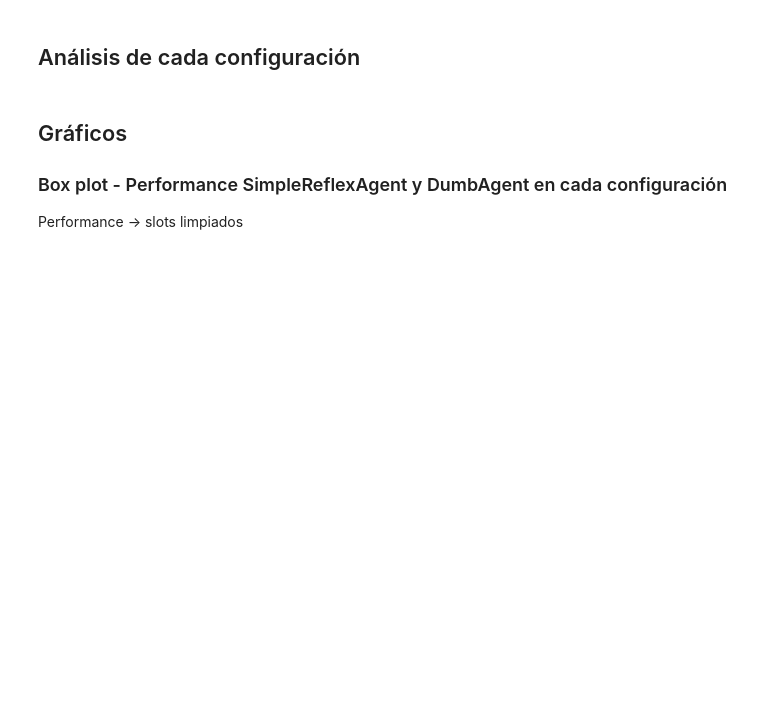
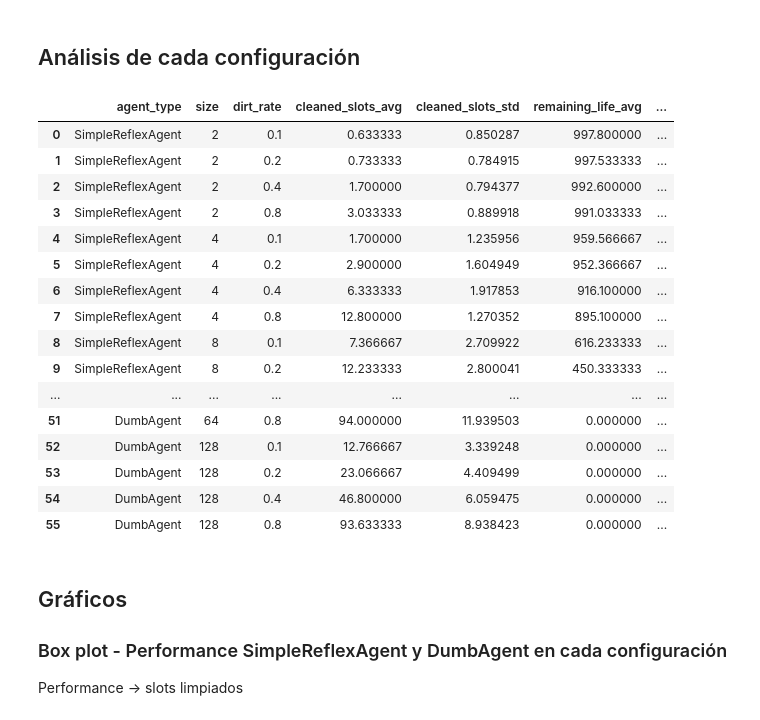
Before and after one commit to LucianoAlbanes/ia-uncuyo-2022, a Jupyter notebook: tp2-agentes-racionales/code/simulation.ipynb, the cells around one changed output. Drawn from its saved outputs; the diff is of its cells as text; code cells hidden in the pictures; blank space fills up the shorter version.

Commit message:
Fixed: Show tables and do not save plots

```diff
--- a/tp2-agentes-racionales/code/simulation.ipynb
+++ b/tp2-agentes-racionales/code/simulation.ipynb
@@ -56,24 +70,42 @@ simulation_df.to_csv('simulation.csv')
 # %%
 samples_list = []
 
 for agent_type in agent_types:
     for size in sizes:
         for dirt_rate in dirt_rates:
             sample_df = simulation_df.query(f'agent_type == "{agent_type.__name__}" and size == {size} and dirt_rate == {dirt_rate}')
 
             samples_list.append({
                 'agent_type': agent_type.__name__,
                 'size': size,
                 'dirt_rate': dirt_rate,
                 'cleaned_slots_avg': sample_df['cleaned_slots'].mean(),
                 'cleaned_slots_std': sample_df['cleaned_slots'].std(),
                 'remaining_life_avg': sample_df['remaining_life'].mean(),
                 'remaining_life_std': sample_df['remaining_life'].std(),
             })
 
 # Print table
 samples_df = pd.DataFrame(samples_list)
-samples_df.to_csv('samples.csv')
+samples_df
+# %% [output]
+|  | agent_type | size | dirt_rate | cleaned_slots_avg | cleaned_slots_std | remaining_life_avg | ... |
+| 0 | SimpleReflexAgent | 2 | 0.1 | 0.633333 | 0.850287 | 997.800000 | ... |
+| 1 | SimpleReflexAgent | 2 | 0.2 | 0.733333 | 0.784915 | 997.533333 | ... |
+| 2 | SimpleReflexAgent | 2 | 0.4 | 1.700000 | 0.794377 | 992.600000 | ... |
+| 3 | SimpleReflexAgent | 2 | 0.8 | 3.033333 | 0.889918 | 991.033333 | ... |
+| 4 | SimpleReflexAgent | 4 | 0.1 | 1.700000 | 1.235956 | 959.566667 | ... |
+| 5 | SimpleReflexAgent | 4 | 0.2 | 2.900000 | 1.604949 | 952.366667 | ... |
+| 6 | SimpleReflexAgent | 4 | 0.4 | 6.333333 | 1.917853 | 916.100000 | ... |
+| 7 | SimpleReflexAgent | 4 | 0.8 | 12.800000 | 1.270352 | 895.100000 | ... |
+| 8 | SimpleReflexAgent | 8 | 0.1 | 7.366667 | 2.709922 | 616.233333 | ... |
+| 9 | SimpleReflexAgent | 8 | 0.2 | 12.233333 | 2.800041 | 450.333333 | ... |
+| ... | ... | ... | ... | ... | ... | ... | ... |
+| 51 | DumbAgent | 64 | 0.8 | 94.000000 | 11.939503 | 0.000000 | ... |
+| 52 | DumbAgent | 128 | 0.1 | 12.766667 | 3.339248 | 0.000000 | ... |
+| 53 | DumbAgent | 128 | 0.2 | 23.066667 | 4.409499 | 0.000000 | ... |
+| 54 | DumbAgent | 128 | 0.4 | 46.800000 | 6.059475 | 0.000000 | ... |
+| 55 | DumbAgent | 128 | 0.8 | 93.633333 | 8.938423 | 0.000000 | ... |
 # %% [markdown]
 ## Gráficos
 ### Box plot - Performance SimpleReflexAgent y DumbAgent en cada configuración
```
Also changed, not shown: parts of 3 cells of this notebook.
